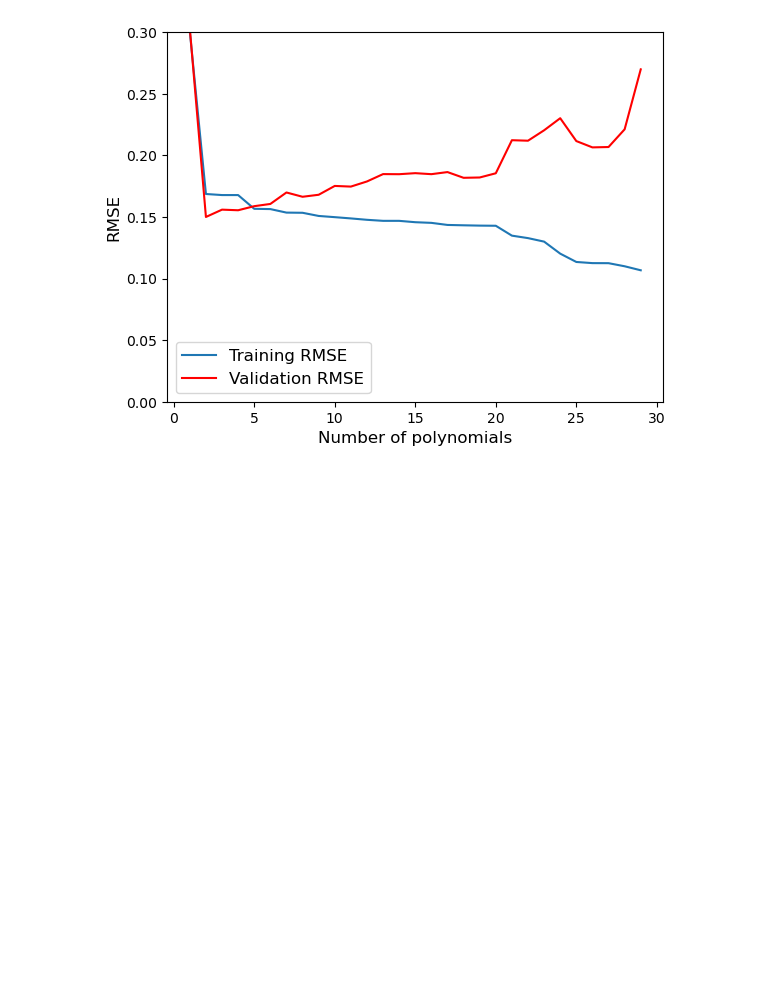
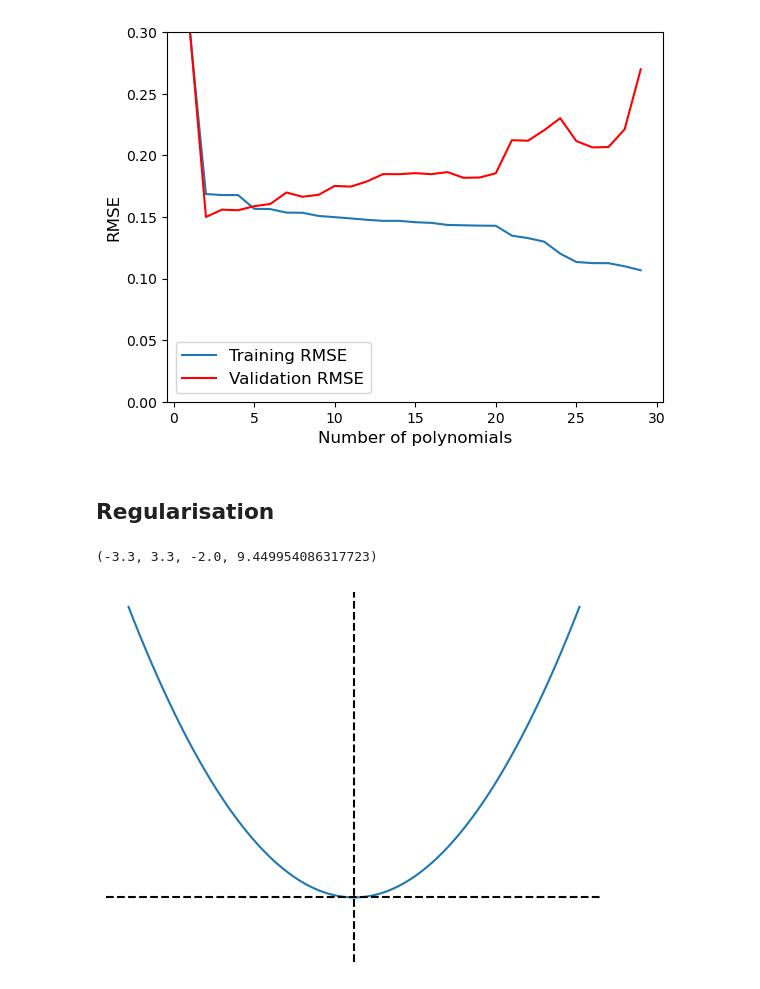
Before and after one commit to lm2612/Tutorials, a Jupyter notebook: code_for_lecture_plots/Code_for_SupervisedLearning.ipynb, the cells around one changed output. Cells and saved outputs as stored; diff of their text form; code cells hidden in the pictures; blank space fills up the shorter version.

```diff
--- a/code_for_lecture_plots/Code_for_SupervisedLearning.ipynb
+++ b/code_for_lecture_plots/Code_for_SupervisedLearning.ipynb
@@ -317,3 +317,19 @@ plt.legend(fontsize=12)
 # %% [output]
 <matplotlib.legend.Legend at 0x...>
 [figure]
+# %% [markdown]
+## Regularisation
+# %%
+import numpy as np
+import matplotlib.pyplot as plt
+x = np.linspace(-3, 3, 100)
+y2 = x**2
+# %%
+plt.plot(x, y2)
+plt.axhline(0., linestyle="dashed", color="black")
+plt.axvline(0., linestyle="dashed", color="black")
+plt.axis(ymin = -2.)
+plt.axis("off")
+# %% [output]
+(-3.3, 3.3, -2.0, 9.449954086317723)
+[figure, added]
```
Also changed, not shown: parts of 2 cells of this notebook, 10 other files.
